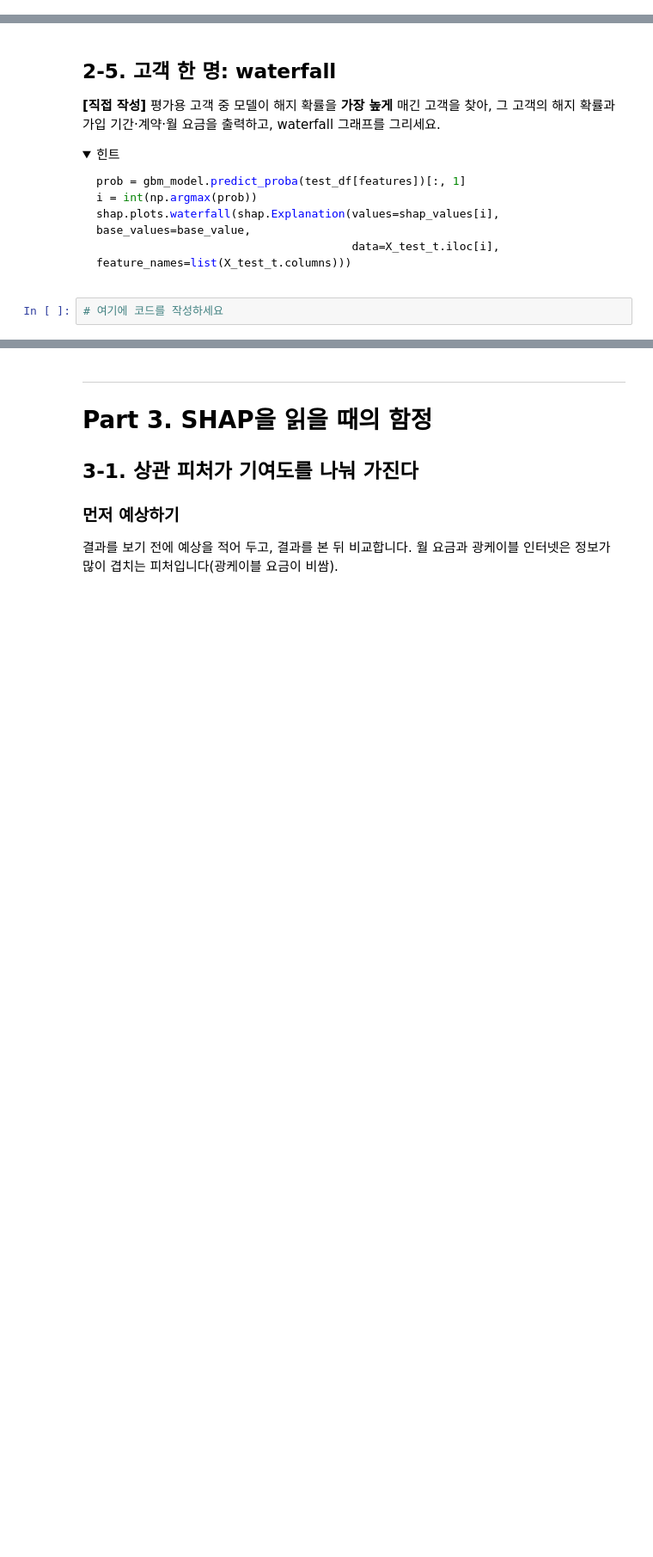
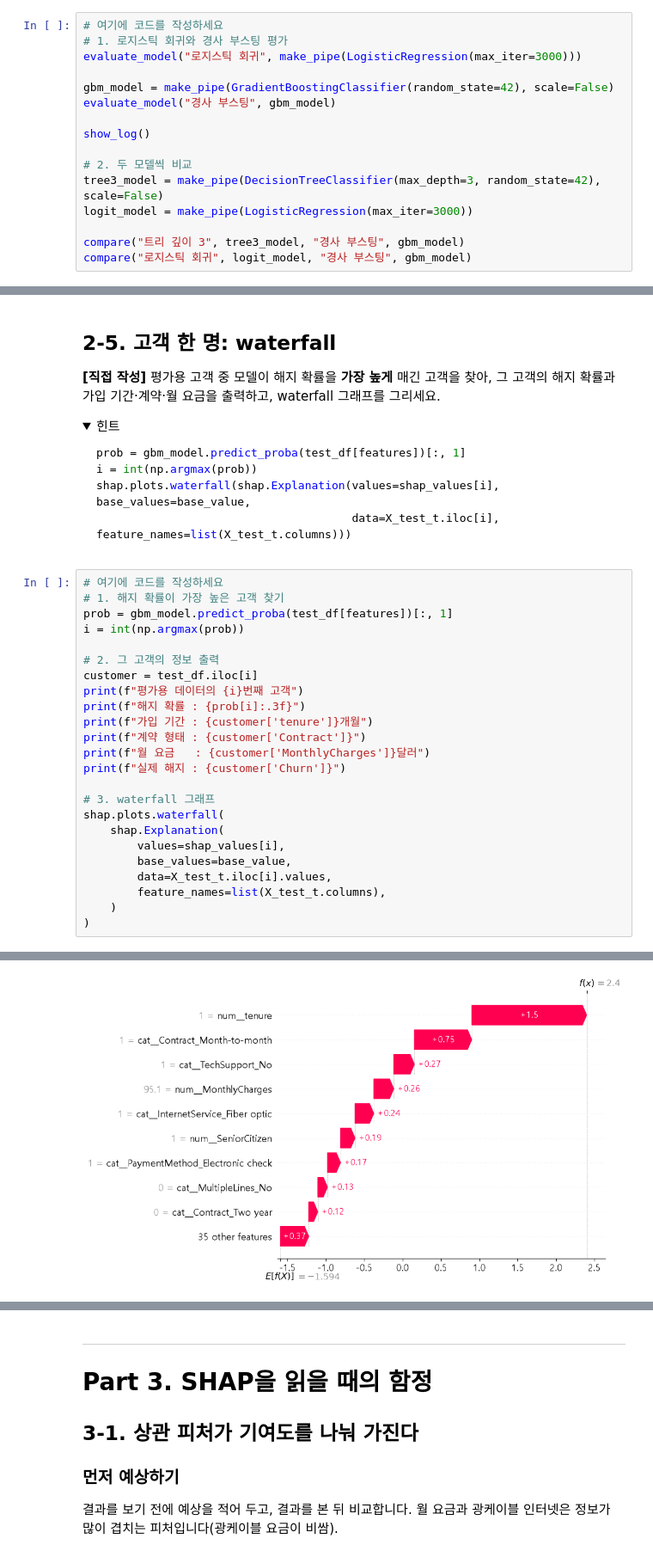
Before and after one commit to lyn6702/DI, a Jupyter notebook: modulabs/lms/ML/[실습] 트리 앙상블과 SHAP — 더 강한 모델, 그리고 그 모델 설명하기.ipynb, the cells around one changed output, grey strips where cells are left out. Shown at 86% size. Saved outputs shown, nothing was run; the diff lists cells and outputs as text; folded sections open; blank space fills up the shorter version.

````diff
--- a/modulabs/lms/ML/[실습] 트리 앙상블과 SHAP — 더 강한 모델, 그리고 그 모델 설명하기.ipynb
+++ b/modulabs/lms/ML/[실습] 트리 앙상블과 SHAP — 더 강한 모델, 그리고 그 모델 설명하기.ipynb
@@ -264,0 +442,16 @@ for i, (p_tr, p_te) in enumerate(zip(gb.staged_predict_proba(X_tr_t), gb.staged_
+# %%
+# 여기에 코드를 작성하세요
+# 1. 로지스틱 회귀와 경사 부스팅 평가
+evaluate_model("로지스틱 회귀", make_pipe(LogisticRegression(max_iter=3000)))
+
+gbm_model = make_pipe(GradientBoostingClassifier(random_state=42), scale=False)
+evaluate_model("경사 부스팅", gbm_model)
+
+show_log()
+
+# 2. 두 모델씩 비교
+tree3_model = make_pipe(DecisionTreeClassifier(max_depth=3, random_state=42), scale=False)
+logit_model = make_pipe(LogisticRegression(max_iter=3000))
+
+compare("트리 깊이 3", tree3_model, "경사 부스팅", gbm_model)
+compare("로지스틱 회귀", logit_model, "경사 부스팅", gbm_model)
@@ -356,5 +738,28 @@ shap.plots.waterfall(shap.Explanation(values=shap_values[i], base_values=base_va
                                       data=X_test_t.iloc[i], feature_names=list(X_test_t.columns)))
 ```
 </details>
-# %%
-# 여기에 코드를 작성하세요
+# %%
+# 여기에 코드를 작성하세요
+# 1. 해지 확률이 가장 높은 고객 찾기
+prob = gbm_model.predict_proba(test_df[features])[:, 1]
+i = int(np.argmax(prob))
+
+# 2. 그 고객의 정보 출력
+customer = test_df.iloc[i]
+print(f"평가용 데이터의 {i}번째 고객")
+print(f"해지 확률 : {prob[i]:.3f}")
+print(f"가입 기간 : {customer['tenure']}개월")
+print(f"계약 형태 : {customer['Contract']}")
+print(f"월 요금   : {customer['MonthlyCharges']}달러")
+print(f"실제 해지 : {customer['Churn']}")
+
+# 3. waterfall 그래프
+shap.plots.waterfall(
+    shap.Explanation(
+        values=shap_values[i],
+        base_values=base_value,
+        data=X_test_t.iloc[i].values,
+        feature_names=list(X_test_t.columns),
+    )
+)
+# %% [output]
@@ -361,3 +772,4 @@ shap.plots.waterfall(shap.Explanation(values=shap_values[i], base_values=base_va
+[figure, added]
 # %% [markdown]
 > **[판단]** 이 고객에게 전화할 CS팀 상담원에게, 이 그래프를 한 문장으로 바꿔 전해 보세요. 그 문장에 "이것을 바꾸면 해지하지 않는다"는 뜻이 들어가지 않도록 주의하세요.
 >
````
Also changed, not shown: parts of 65 cells of this notebook.
